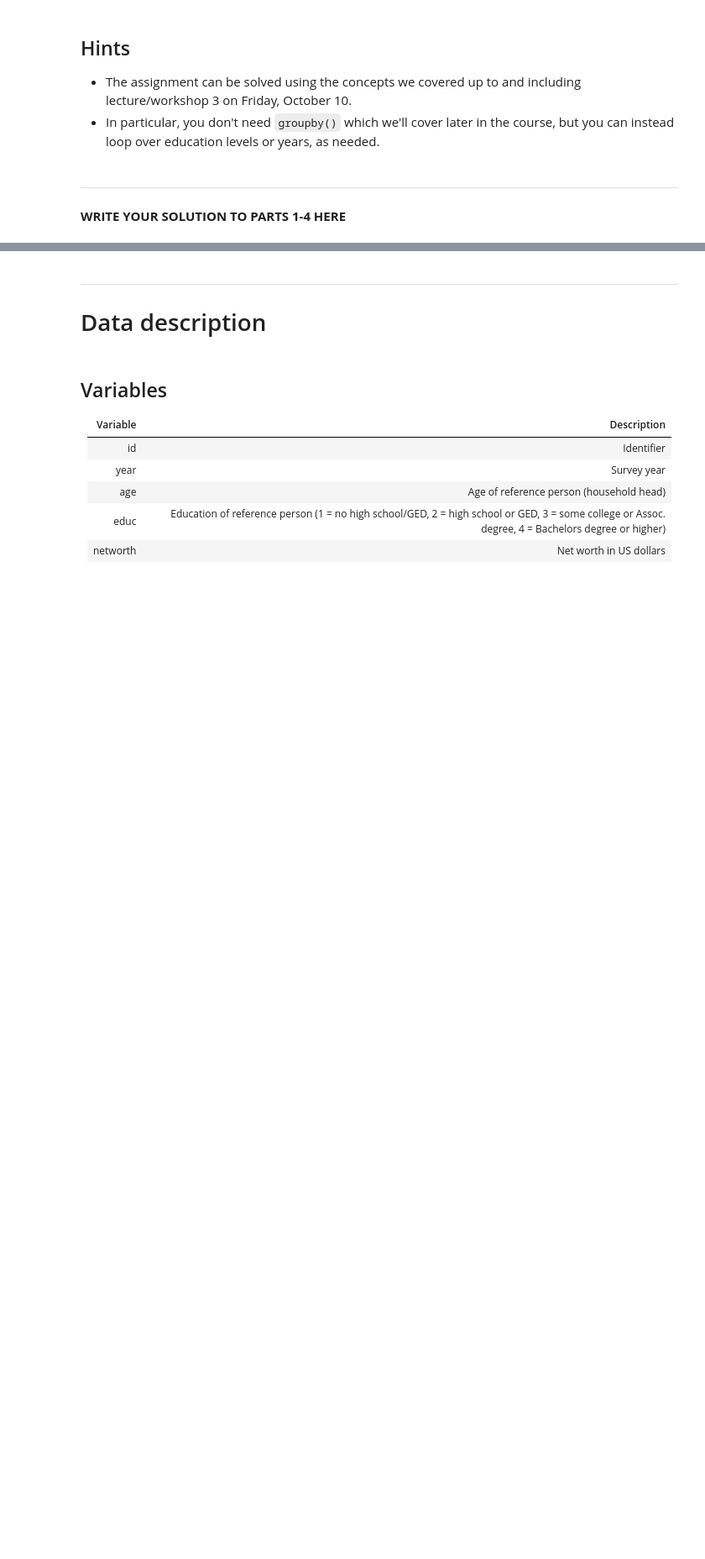
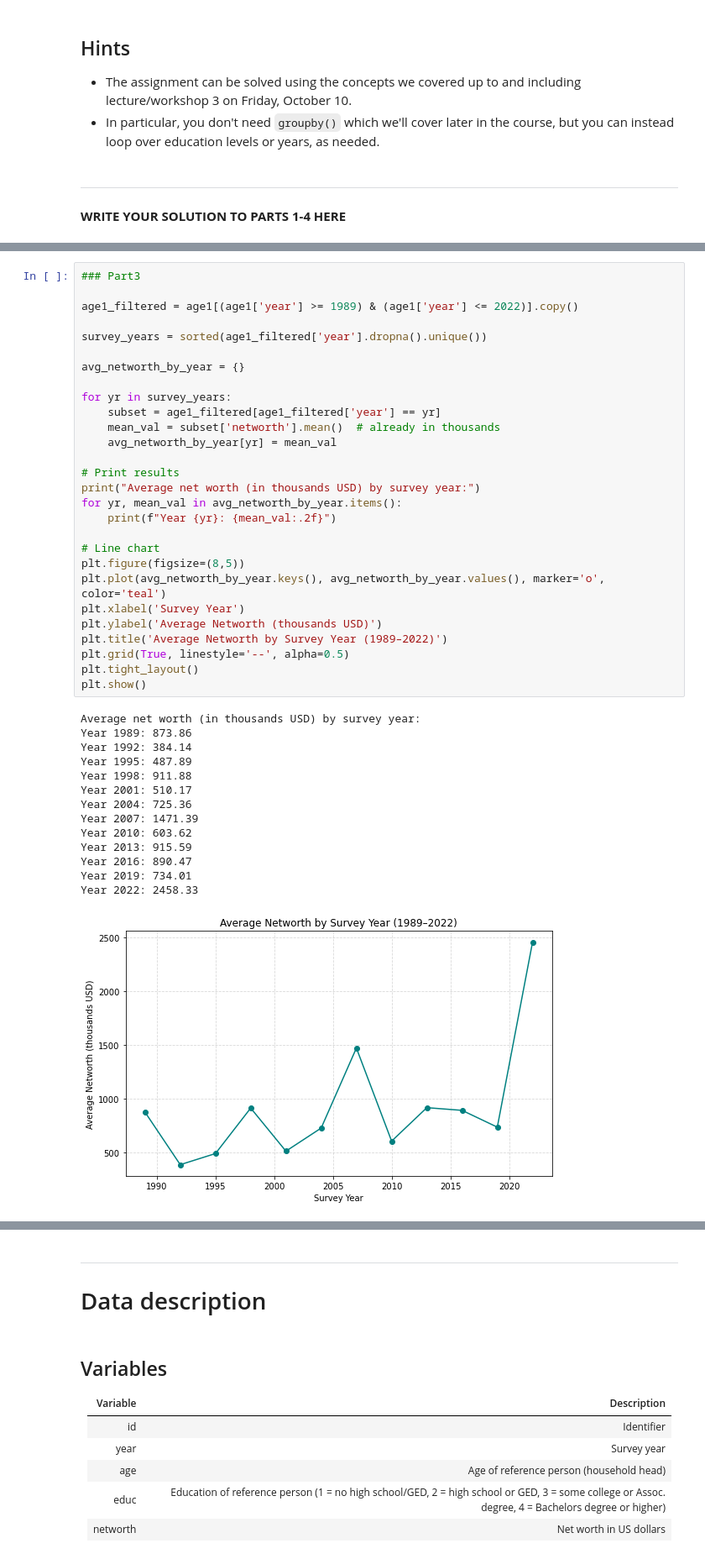
Before and after one commit to Pauline090406/TECH2-H25-assignment2, a Jupyter notebook: assignment2.ipynb, the cells around one changed output, grey strips where cells are left out. Shown at 84% size. Saved outputs shown, nothing was run; the diff lists cells and outputs as text; blank space fills up the shorter version.

```diff
--- a/assignment2.ipynb
+++ b/assignment2.ipynb
@@ -100,0 +126,43 @@ SyntaxError: invalid syntax (833052428.py, line 28)
+# %%
+### Part3
+
+age1_filtered = age1[(age1['year'] >= 1989) & (age1['year'] <= 2022)].copy()
+
+survey_years = sorted(age1_filtered['year'].dropna().unique())
+
+avg_networth_by_year = {}
+
+for yr in survey_years:
+    subset = age1_filtered[age1_filtered['year'] == yr]
+    mean_val = subset['networth'].mean()  # already in thousands
+    avg_networth_by_year[yr] = mean_val
+
+# Print results
+print("Average net worth (in thousands USD) by survey year:")
+for yr, mean_val in avg_networth_by_year.items():
+    print(f"Year {yr}: {mean_val:.2f}")
+
+# Line chart
+plt.figure(figsize=(8,5))
+plt.plot(avg_networth_by_year.keys(), avg_networth_by_year.values(), marker='o', color='teal')
+plt.xlabel('Survey Year')
+plt.ylabel('Average Networth (thousands USD)')
+plt.title('Average Networth by Survey Year (1989–2022)')
+plt.grid(True, linestyle='--', alpha=0.5)
+plt.tight_layout()
+plt.show()
+# %% [output]
+Average net worth (in thousands USD) by survey year:
+Year 1989: 873.86
+Year 1992: 384.14
+Year 1995: 487.89
+Year 1998: 911.88
+Year 2001: 510.17
+Year 2004: 725.36
+Year 2007: 1471.39
+Year 2010: 603.62
+Year 2013: 915.59
+Year 2016: 890.47
+Year 2019: 734.01
+Year 2022: 2458.33
+[figure, added]
```
Also changed, not shown: parts of 3 cells of this notebook.
